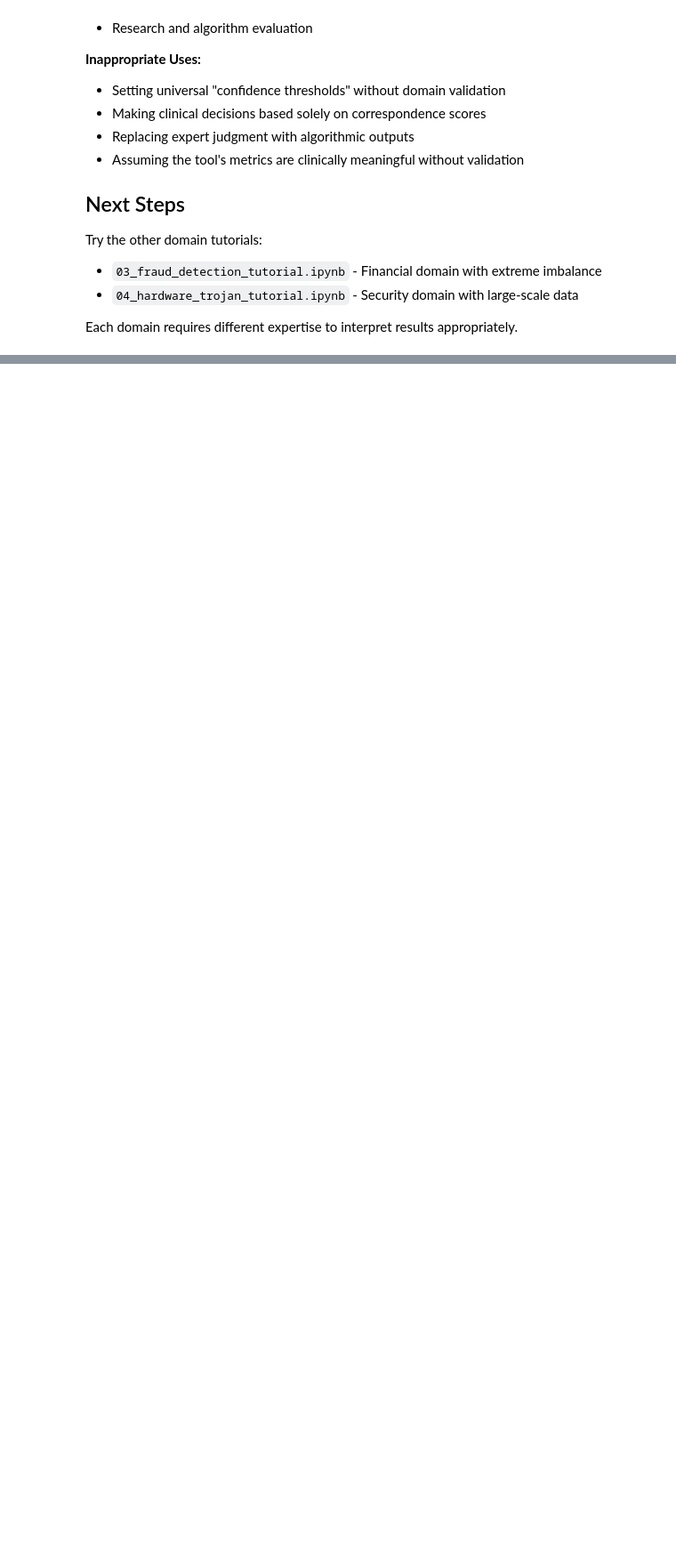
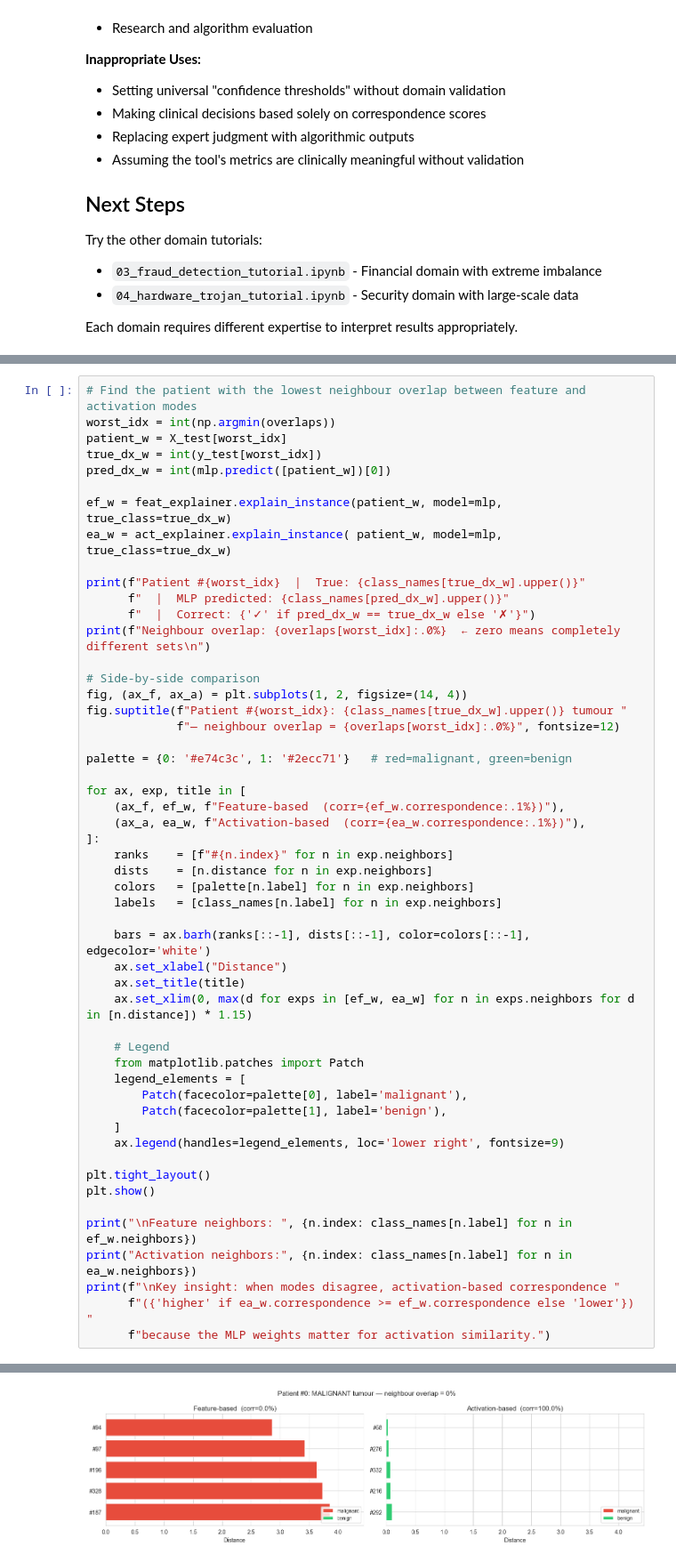
Before and after one commit to paulwhitten/case-explainer, a Jupyter notebook: notebooks/02_breast_cancer_tutorial.ipynb, the cells around one changed output, grey strips where cells are left out. Shown at 89% size. Drawn from its saved outputs; the diff is of its cells as text; blank space fills up the shorter version.

```diff
--- a/notebooks/02_breast_cancer_tutorial.ipynb
+++ b/notebooks/02_breast_cancer_tutorial.ipynb
@@ -453,0 +685,53 @@ Each domain requires different expertise to interpret results appropriately.
+# %%
+# Find the patient with the lowest neighbour overlap between feature and activation modes
+worst_idx = int(np.argmin(overlaps))
+patient_w = X_test[worst_idx]
+true_dx_w = int(y_test[worst_idx])
+pred_dx_w = int(mlp.predict([patient_w])[0])
+
+ef_w = feat_explainer.explain_instance(patient_w, model=mlp, true_class=true_dx_w)
+ea_w = act_explainer.explain_instance( patient_w, model=mlp, true_class=true_dx_w)
+
+print(f"Patient #{worst_idx}  |  True: {class_names[true_dx_w].upper()}"
+      f"  |  MLP predicted: {class_names[pred_dx_w].upper()}"
+      f"  |  Correct: {'✓' if pred_dx_w == true_dx_w else '✗'}")
+print(f"Neighbour overlap: {overlaps[worst_idx]:.0%}  ← zero means completely different sets\n")
+
+# Side-by-side comparison
+fig, (ax_f, ax_a) = plt.subplots(1, 2, figsize=(14, 4))
+fig.suptitle(f"Patient #{worst_idx}: {class_names[true_dx_w].upper()} tumour "
+             f"— neighbour overlap = {overlaps[worst_idx]:.0%}", fontsize=12)
+
+palette = {0: '#e74c3c', 1: '#2ecc71'}   # red=malignant, green=benign
+
+for ax, exp, title in [
+    (ax_f, ef_w, f"Feature-based  (corr={ef_w.correspondence:.1%})"),
+    (ax_a, ea_w, f"Activation-based  (corr={ea_w.correspondence:.1%})"),
+]:
+    ranks    = [f"#{n.index}" for n in exp.neighbors]
+    dists    = [n.distance for n in exp.neighbors]
+    colors   = [palette[n.label] for n in exp.neighbors]
+    labels   = [class_names[n.label] for n in exp.neighbors]
+
+    bars = ax.barh(ranks[::-1], dists[::-1], color=colors[::-1], edgecolor='white')
+    ax.set_xlabel("Distance")
+    ax.set_title(title)
+    ax.set_xlim(0, max(d for exps in [ef_w, ea_w] for n in exps.neighbors for d in [n.distance]) * 1.15)
+
+    # Legend
+    from matplotlib.patches import Patch
+    legend_elements = [
+        Patch(facecolor=palette[0], label='malignant'),
+        Patch(facecolor=palette[1], label='benign'),
+    ]
+    ax.legend(handles=legend_elements, loc='lower right', fontsize=9)
+
+plt.tight_layout()
+plt.show()
+
+print("\nFeature neighbors: ", {n.index: class_names[n.label] for n in ef_w.neighbors})
+print("Activation neighbors:", {n.index: class_names[n.label] for n in ea_w.neighbors})
+print(f"\nKey insight: when modes disagree, activation-based correspondence "
+      f"({'higher' if ea_w.correspondence >= ef_w.correspondence else 'lower'}) "
+      f"because the MLP weights matter for activation similarity.")
+# %% [output]
@@ -453,0 +740 @@ Each domain requires different expertise to interpret results appropriately.
+[figure, added]
```
Also changed, not shown: parts of 17 cells of this notebook, 2 other files.
